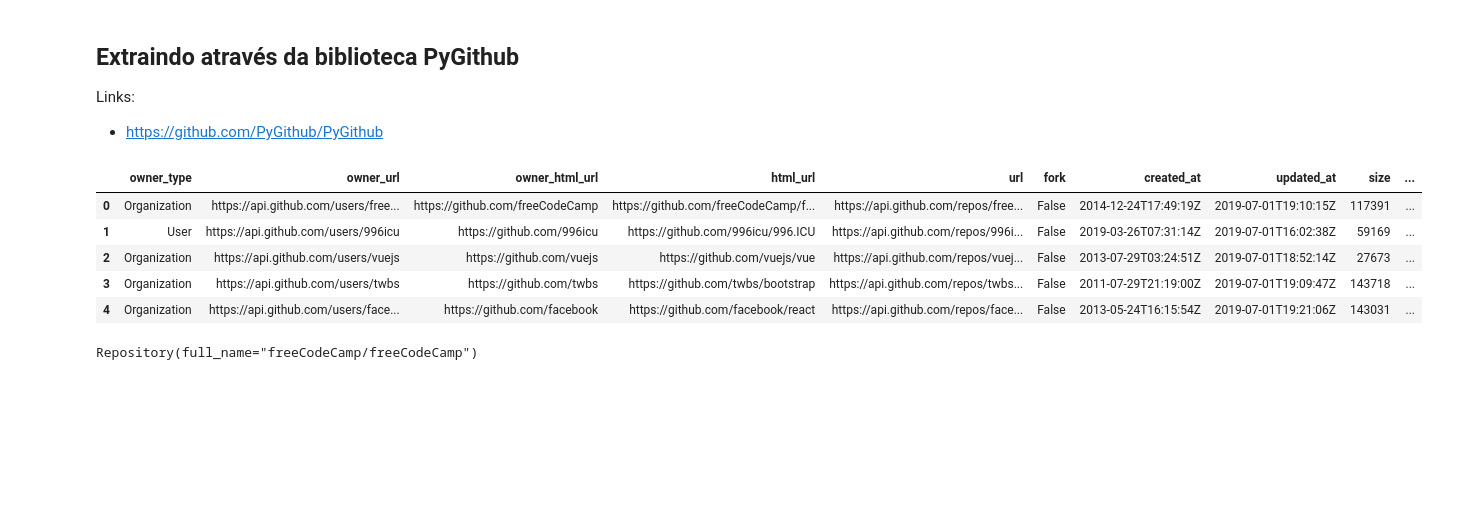
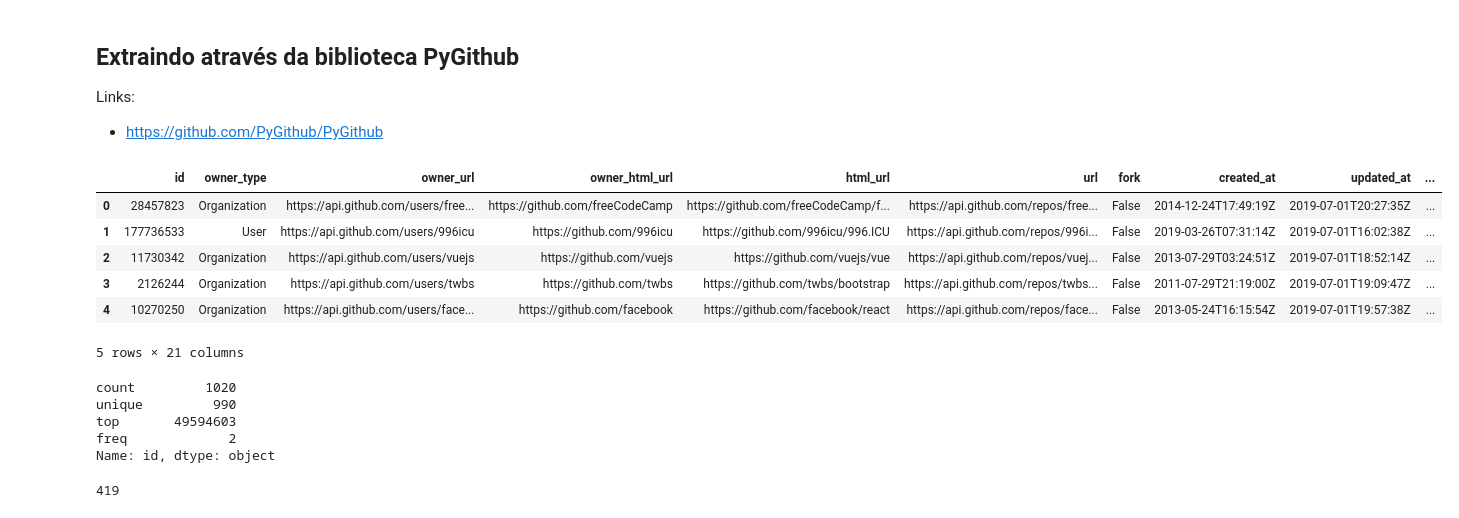
Before and after one commit to Lorenaps/replicacao-pesquisa, a Jupyter notebook: extracao_dados/search_github_api.ipynb, the cells around one changed output. Drawn from its saved outputs; the diff is of its cells as text; code cells hidden in the pictures; blank space fills up the shorter version.

```diff
--- a/extracao_dados/search_github_api.ipynb
+++ b/extracao_dados/search_github_api.ipynb
@@ -236,10 +216,19 @@ for repo in repos:
 # %%
-resultados_csv = pd.read_csv('../dados/repositorios.csv')
+resultados_csv = pd.read_csv('../dados/repositorios_com_id.csv')
 resultados_csv.head()
 # %% [output]
-|  | owner_type | owner_url | owner_html_url | html_url | url | fork | created_at | updated_at | size | ... |
-| 0 | Organization | https://api.github.com/users/free... | https://github.com/freeCodeCamp | https://github.com/freeCodeCamp/f... | https://api.github.com/repos/free... | False | 2014-12-24T17:49:19Z | 2019-07-01T19:10:15Z | 117391 | ... |
-| 1 | User | https://api.github.com/users/996icu | https://github.com/996icu | https://github.com/996icu/996.ICU | https://api.github.com/repos/996i... | False | 2019-03-26T07:31:14Z | 2019-07-01T16:02:38Z | 59169 | ... |
-| 2 | Organization | https://api.github.com/users/vuejs | https://github.com/vuejs | https://github.com/vuejs/vue | https://api.github.com/repos/vuej... | False | 2013-07-29T03:24:51Z | 2019-07-01T18:52:14Z | 27673 | ... |
-| 3 | Organization | https://api.github.com/users/twbs | https://github.com/twbs | https://github.com/twbs/bootstrap | https://api.github.com/repos/twbs... | False | 2011-07-29T21:19:00Z | 2019-07-01T19:09:47Z | 143718 | ... |
-| 4 | Organization | https://api.github.com/users/face... | https://github.com/facebook | https://github.com/facebook/react | https://api.github.com/repos/face... | False | 2013-05-24T16:15:54Z | 2019-07-01T19:21:06Z | 143031 | ... |
+|  | id | owner_type | owner_url | owner_html_url | html_url | url | fork | created_at | updated_at | ... |
+| 0 | 28457823 | Organization | https://api.github.com/users/free... | https://github.com/freeCodeCamp | https://github.com/freeCodeCamp/f... | https://api.github.com/repos/free... | False | 2014-12-24T17:49:19Z | 2019-07-01T20:27:35Z | ... |
+| 1 | 177736533 | User | https://api.github.com/users/996icu | https://github.com/996icu | https://github.com/996icu/996.ICU | https://api.github.com/repos/996i... | False | 2019-03-26T07:31:14Z | 2019-07-01T16:02:38Z | ... |
+| 2 | 11730342 | Organization | https://api.github.com/users/vuejs | https://github.com/vuejs | https://github.com/vuejs/vue | https://api.github.com/repos/vuej... | False | 2013-07-29T03:24:51Z | 2019-07-01T18:52:14Z | ... |
+| 3 | 2126244 | Organization | https://api.github.com/users/twbs | https://github.com/twbs | https://github.com/twbs/bootstrap | https://api.github.com/repos/twbs... | False | 2011-07-29T21:19:00Z | 2019-07-01T19:09:47Z | ... |
+| 4 | 10270250 | Organization | https://api.github.com/users/face... | https://github.com/facebook | https://github.com/facebook/react | https://api.github.com/repos/face... | False | 2013-05-24T16:15:54Z | 2019-07-01T19:57:38Z | ... |
+5 rows × 21 columns
+# %%
+resultados_csv.id.astype(str).describe()
+# %% [output]
+count         1020
+unique         990
+top       49594603
+freq             2
+Name: id, dtype: object
@@ -246,5 +243,5 @@ resultados_csv.head()
 # %%
-repo = g.get_repo(28457823)
-repo
+repo = g.get_repo("freeCodeCamp/freeCodeCamp")
+repo.get_contributors().total
 # %% [output]
-Repository(full_name="freeCodeCamp/freeCodeCamp")
+419
```
Also changed, not shown: parts of 20 cells of this notebook.
